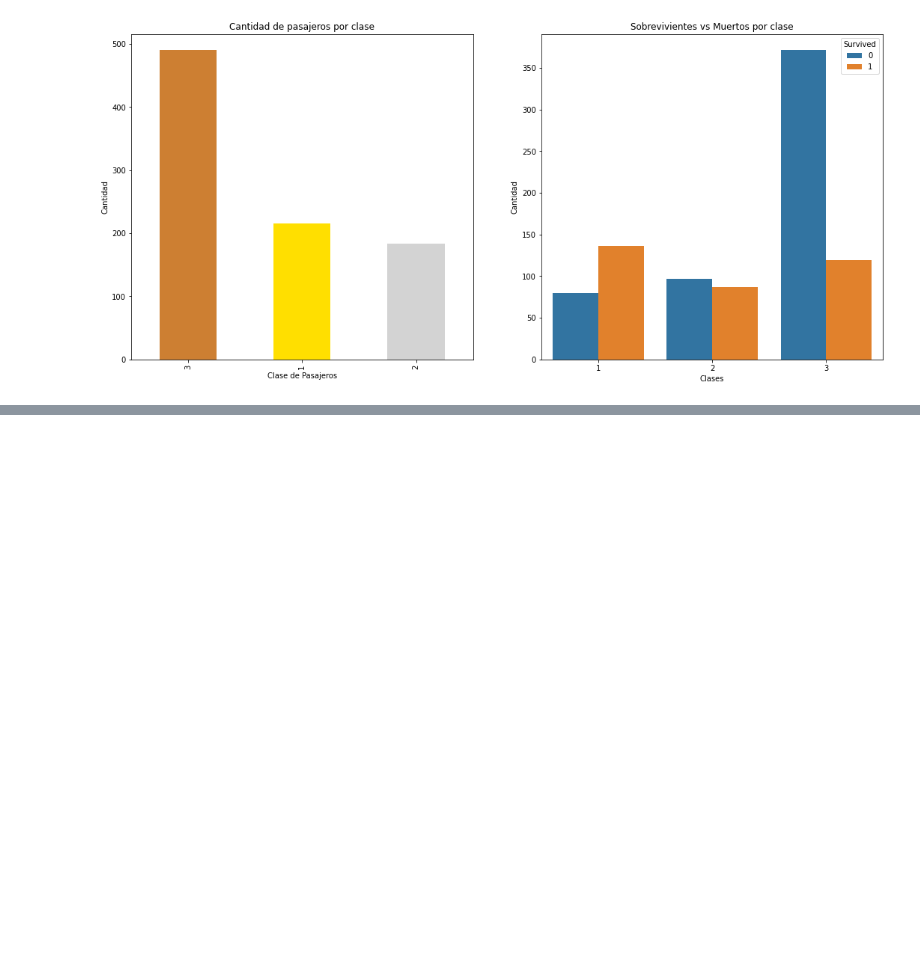
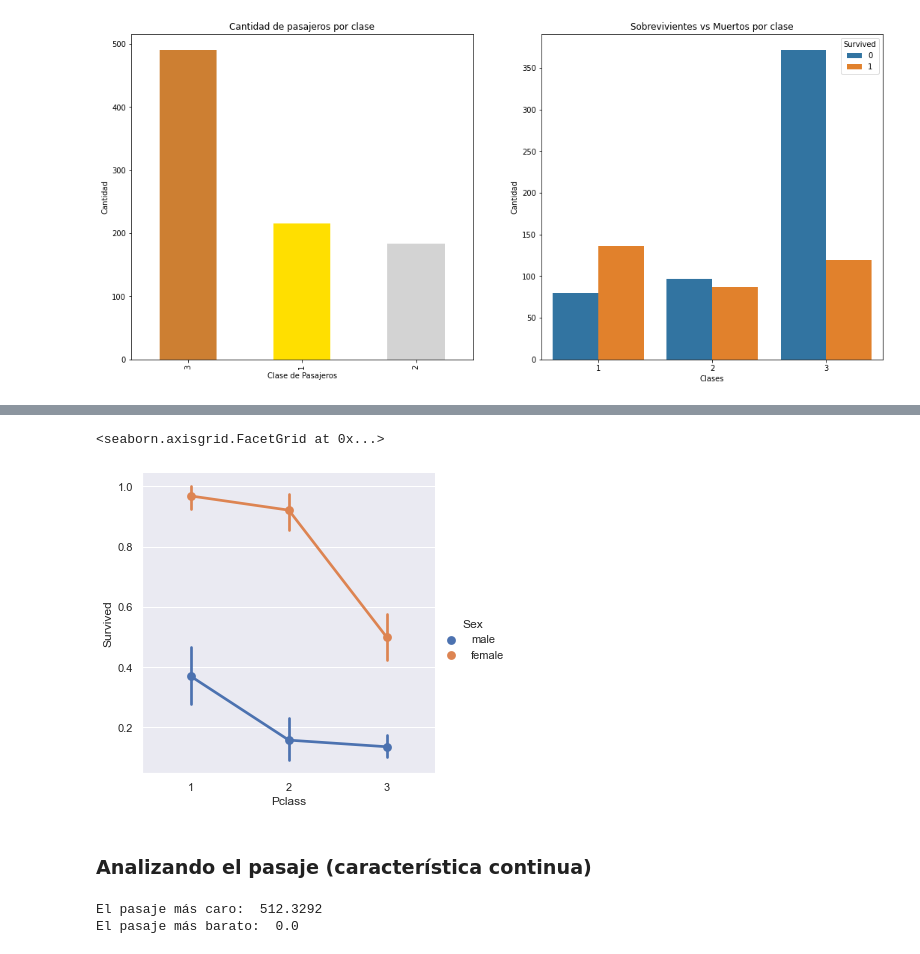
Before and after one commit to albaniamusabeli/Machine-Learning-Titanic, a Jupyter notebook: py-titanic.ipynb, the cells around one changed output, grey strips where cells are left out. Drawn from its saved outputs; the diff is of its cells as text; code cells hidden in the pictures; blank space fills up the shorter version.

Commit message:
Analisis de tasa de supervivencia según sexo y clase

```diff
--- a/py-titanic.ipynb
+++ b/py-titanic.ipynb
@@ -187,0 +200,18 @@ Text(0.5, 0, 'Clases')
+# %%
+sns.set_theme(style="darkgrid")
+sns.factorplot('Pclass', 'Survived', hue='Sex', data = data)
+## factorplot (DEPRECATED), usar pointplot
+
+## La tasa de supervivencia de las mujeres en relación al sexo y clase, si fue importante a la hora del rescate
+## Por otro lado, independiente de la clase, las mujeres siempre tuvieron prioridad al momento del rescate
+# %% [output]
+<seaborn.axisgrid.FacetGrid at 0x...>
+[figure, added]
+# %% [markdown]
+### Analizando el pasaje (característica continua)
+# %%
+print("El pasaje más caro: ", data['Fare'].max()) ## Fare es el dato del precio del pasaje
+print("El pasaje más barato: ", data['Fare'].min())
+# %% [output]
+El pasaje más caro:  512.3292
+El pasaje más barato:  0.0
```
Also changed, not shown: parts of 3 cells of this notebook.
